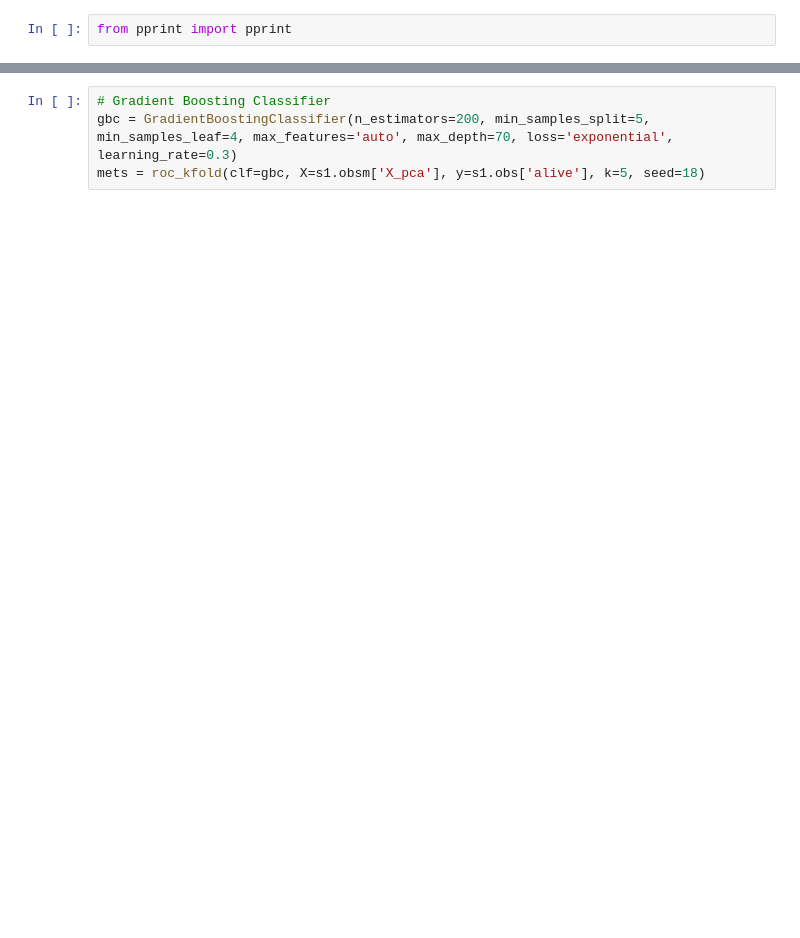
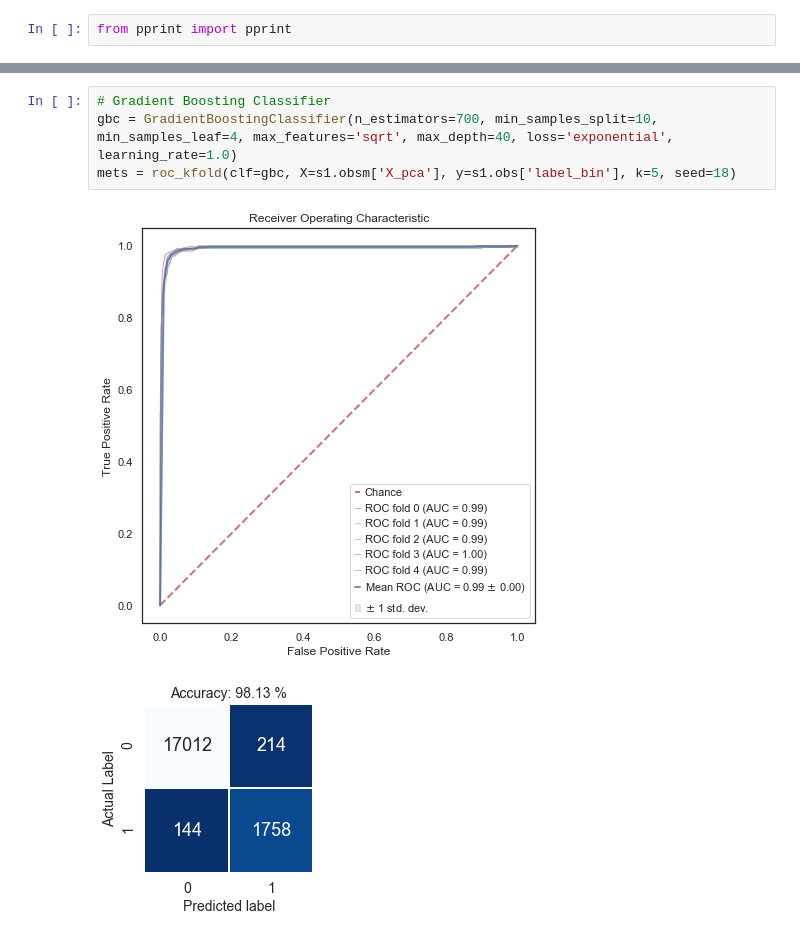
Before and after one commit to codyheiser/dropkick, a Jupyter notebook: QC_binary.ipynb, the cells around one changed output, grey strips where cells are left out. Saved outputs shown, nothing was run; the diff lists cells and outputs as text; blank space fills up the shorter version.

```diff
--- a/QC_binary.ipynb
+++ b/QC_binary.ipynb
@@ -100,4 +173,7 @@ gbc_random.best_params_
 # %%
 # Gradient Boosting Classifier
-gbc = GradientBoostingClassifier(n_estimators=200, min_samples_split=5, min_samples_leaf=4, max_features='auto', max_depth=70, loss='exponential', learning_rate=0.3)
-mets = roc_kfold(clf=gbc, X=s1.obsm['X_pca'], y=s1.obs['alive'], k=5, seed=18)
+gbc = GradientBoostingClassifier(n_estimators=700, min_samples_split=10, min_samples_leaf=4, max_features='sqrt', max_depth=40, loss='exponential', learning_rate=1.0)
+mets = roc_kfold(clf=gbc, X=s1.obsm['X_pca'], y=s1.obs['label_bin'], k=5, seed=18)
+# %% [output]
+[figure, added]
+[figure, added]
```
Also changed, not shown: parts of 13 cells of this notebook, 1 other file.
